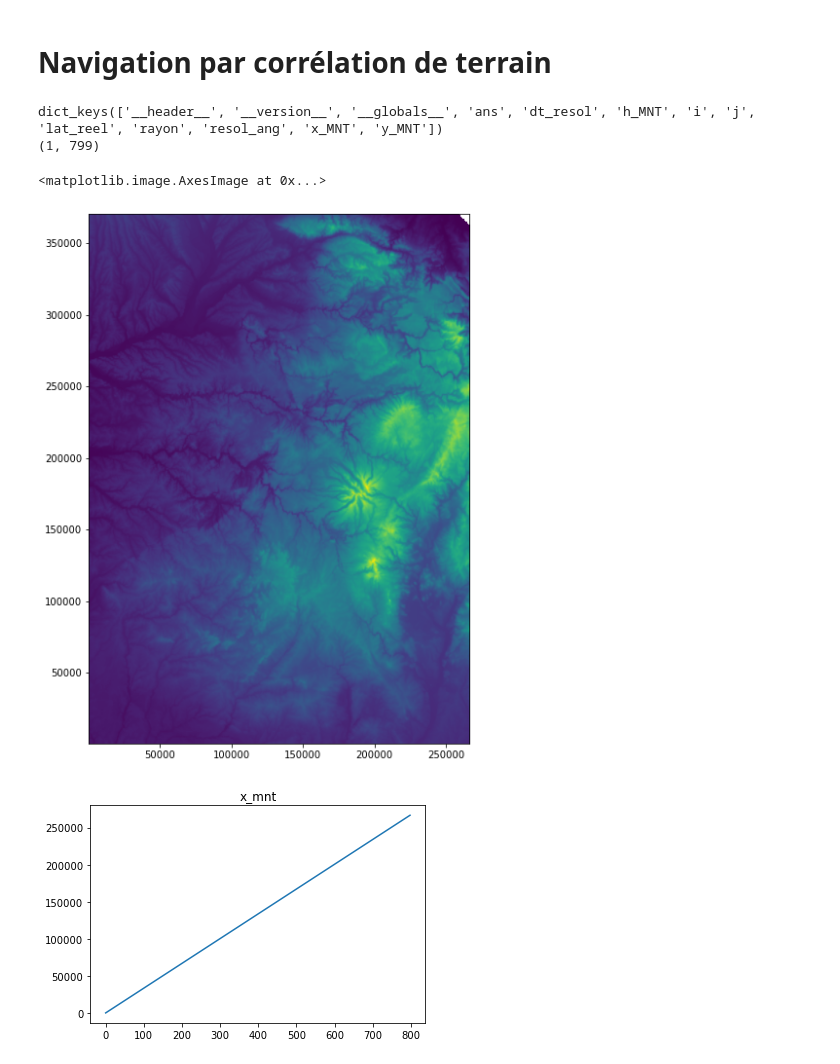
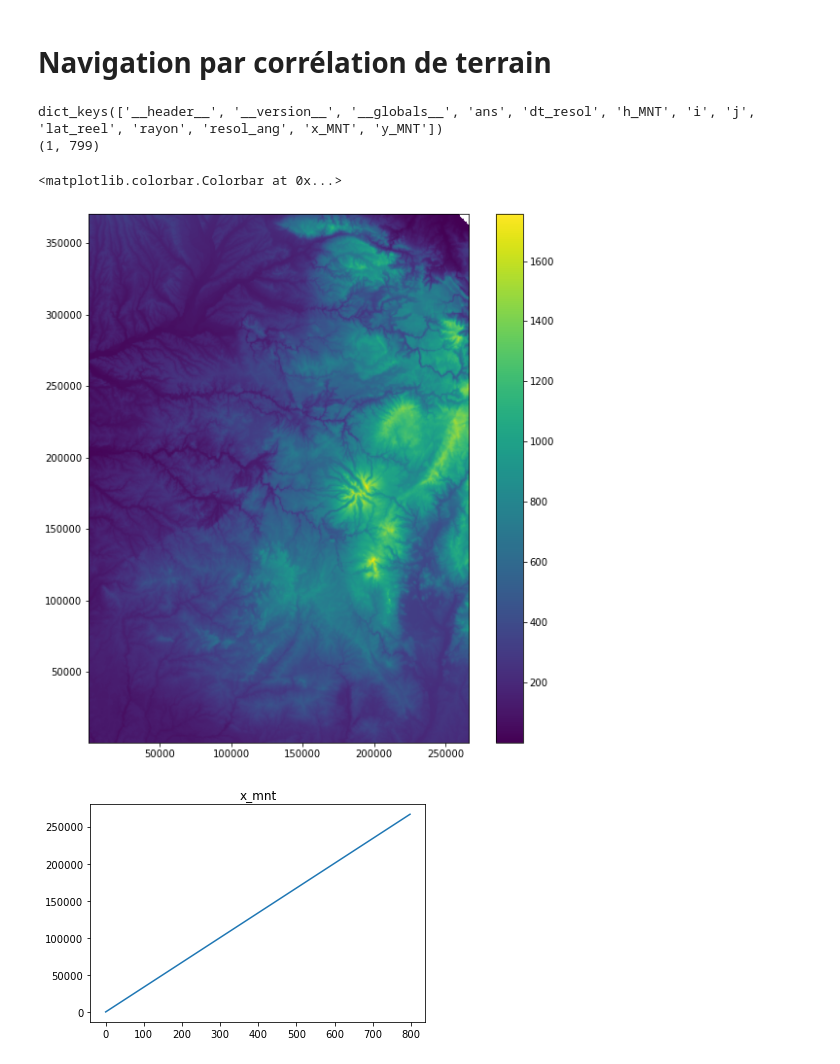
Before and after one commit to PaulAntoineLeveilley/filtrage-bay-sien, a Jupyter notebook: TP4/filtrage particulaire.ipynb, the cells around one changed output. Drawn from its saved outputs; the diff is of its cells as text; code cells hidden in the pictures.

```diff
--- a/TP4/filtrage particulaire.ipynb
+++ b/TP4/filtrage particulaire.ipynb
@@ -13,18 +13,19 @@ from scipy import interpolate
 # %%
 data = loadmat('carte_centreMetres.mat');
 print(data.keys())
 h_mnt = data["h_MNT"]
 h_mnt = np.flip(h_mnt,axis = 0)
 x_mnt = data["x_MNT"]
 y_mnt = data["y_MNT"]
 print(np.shape(x_mnt))
 plt.figure(figsize = (10,10))
 plt.imshow(h_mnt,extent = [x_mnt[0,0],x_mnt[0,-1],y_mnt[0,0],y_mnt[0,-1]])
+plt.colorbar()
 # %% [output]
 dict_keys(['__header__', '__version__', '__globals__', 'ans', 'dt_resol', 'h_MNT', 'i', 'j', 'lat_reel', 'rayon', 'resol_ang', 'x_MNT', 'y_MNT'])
 (1, 799)
-<matplotlib.image.AxesImage at 0x...>
+<matplotlib.colorbar.Colorbar at 0x...>
-[figure, old version]
+[figure, new version]
 # %%
 plt.plot(x_mnt[0])
 plt.title("x_mnt")
```
Also changed, not shown: parts of 9 cells of this notebook, 2 other files.
